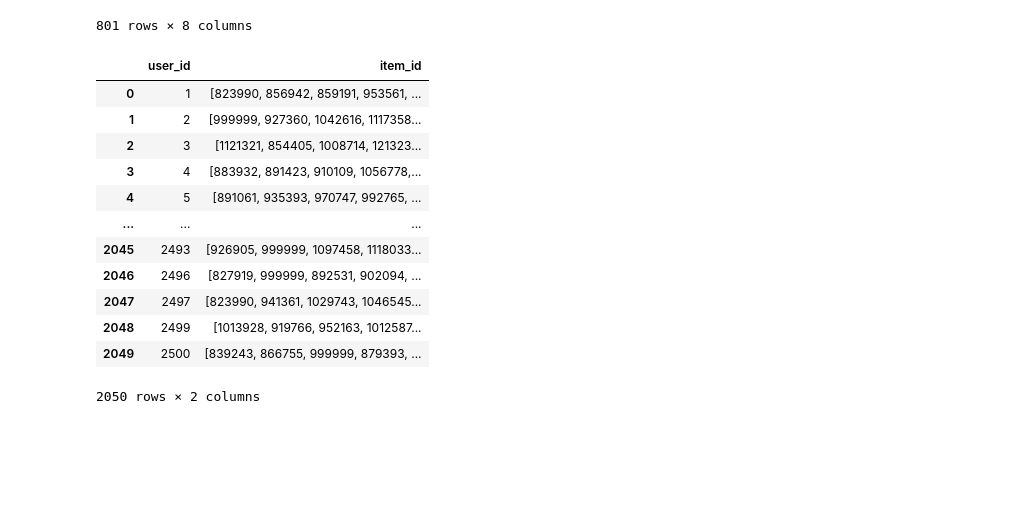
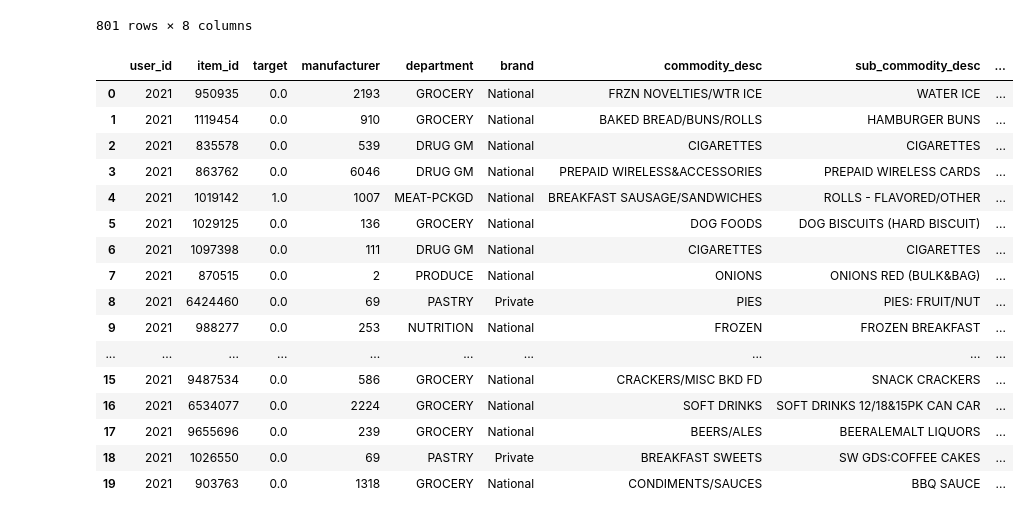
Before and after one commit to mindblower5000/gu-rec-sys, a Jupyter notebook: hw6.ipynb, the cells around one changed output. Cells and saved outputs as stored; diff of their text form; code cells hidden in the pictures; blank space fills up the shorter version.

```diff
--- a/hw6.ipynb
+++ b/hw6.ipynb
@@ -314,18 +336,22 @@ user_features
 801 rows × 8 columns
 # %%
 test = data_val_lvl_1.groupby('user_id')['item_id'].unique().reset_index()
-test
+targets_lvl_2.head(20)
 # %% [output]
-|  | user_id | item_id |
-| 0 | 1 | [823990, 856942, 859191, 953561, ... |
-| 1 | 2 | [999999, 927360, 1042616, 1117358... |
-| 2 | 3 | [1121321, 854405, 1008714, 121323... |
-| 3 | 4 | [883932, 891423, 910109, 1056778,... |
-| 4 | 5 | [891061, 935393, 970747, 992765, ... |
-| ... | ... | ... |
-| 2045 | 2493 | [926905, 999999, 1097458, 1118033... |
-| 2046 | 2496 | [827919, 999999, 892531, 902094, ... |
-| 2047 | 2497 | [823990, 941361, 1029743, 1046545... |
-| 2048 | 2499 | [1013928, 919766, 952163, 1012587... |
-| 2049 | 2500 | [839243, 866755, 999999, 879393, ... |
+|  | user_id | item_id | target | manufacturer | department | brand | commodity_desc | sub_commodity_desc | ... |
+| 0 | 2021 | 950935 | 0.0 | 2193 | GROCERY | National | FRZN NOVELTIES/WTR ICE | WATER ICE | ... |
+| 1 | 2021 | 1119454 | 0.0 | 910 | GROCERY | National | BAKED BREAD/BUNS/ROLLS | HAMBURGER BUNS | ... |
+| 2 | 2021 | 835578 | 0.0 | 539 | DRUG GM | National | CIGARETTES | CIGARETTES | ... |
+| 3 | 2021 | 863762 | 0.0 | 6046 | DRUG GM | National | PREPAID WIRELESS&ACCESSORIES | PREPAID WIRELESS CARDS | ... |
+| 4 | 2021 | 1019142 | 1.0 | 1007 | MEAT-PCKGD | National | BREAKFAST SAUSAGE/SANDWICHES | ROLLS - FLAVORED/OTHER | ... |
+| 5 | 2021 | 1029125 | 0.0 | 136 | GROCERY | National | DOG FOODS | DOG BISCUITS (HARD BISCUIT) | ... |
+| 6 | 2021 | 1097398 | 0.0 | 111 | DRUG GM | National | CIGARETTES | CIGARETTES | ... |
+| 7 | 2021 | 870515 | 0.0 | 2 | PRODUCE | National | ONIONS | ONIONS RED (BULK&BAG) | ... |
+| 8 | 2021 | 6424460 | 0.0 | 69 | PASTRY | Private | PIES | PIES: FRUIT/NUT | ... |
+| 9 | 2021 | 988277 | 0.0 | 253 | NUTRITION | National | FROZEN | FROZEN BREAKFAST | ... |
+| ... | ... | ... | ... | ... | ... | ... | ... | ... | ... |
+| 15 | 2021 | 9487534 | 0.0 | 586 | GROCERY | National | CRACKERS/MISC BKD FD | SNACK CRACKERS | ... |
+| 16 | 2021 | 6534077 | 0.0 | 2224 | GROCERY | National | SOFT DRINKS | SOFT DRINKS 12/18&15PK CAN CAR | ... |
+| 17 | 2021 | 9655696 | 0.0 | 239 | GROCERY | National | BEERS/ALES | BEERALEMALT LIQUORS | ... |
+| 18 | 2021 | 1026550 | 0.0 | 69 | PASTRY | Private | BREAKFAST SWEETS | SW GDS:COFFEE CAKES | ... |
+| 19 | 2021 | 903763 | 0.0 | 1318 | GROCERY | National | CONDIMENTS/SAUCES | BBQ SAUCE | ... |
-2050 rows × 2 columns
```
Also changed, not shown: parts of 20 cells of this notebook.
